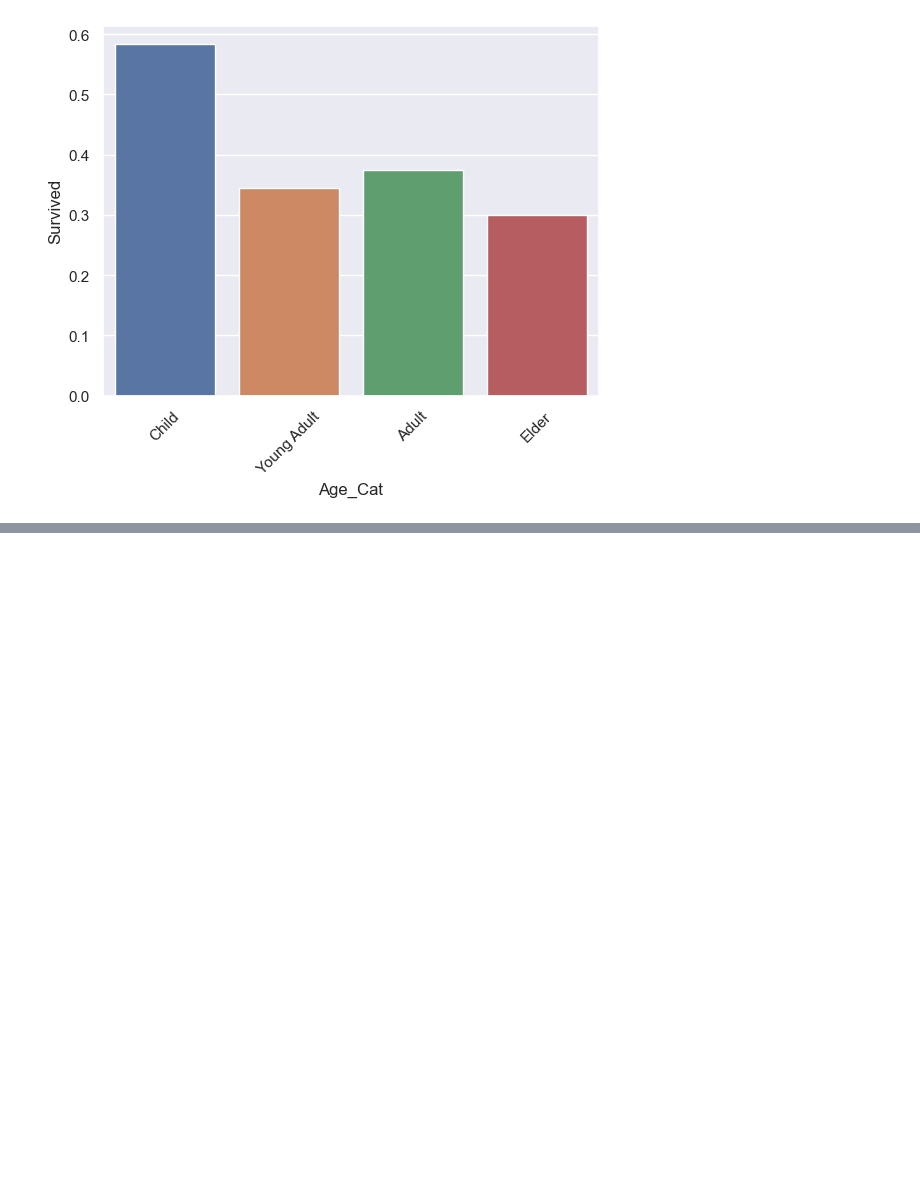
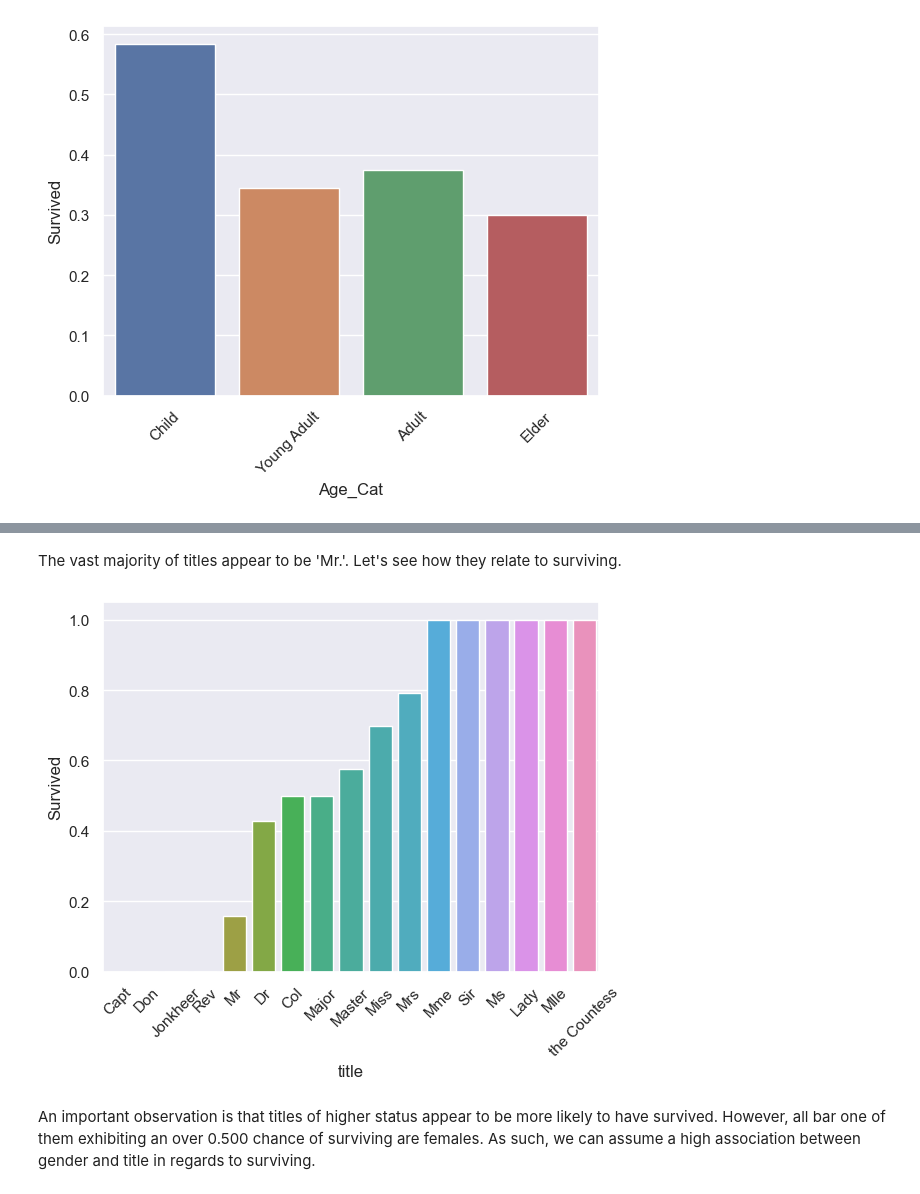
Before and after one commit to isevr/kaggle, a Jupyter notebook: Titanic/feat engi.ipynb, the cells around one changed output, grey strips where cells are left out. Drawn from its saved outputs; the diff is of its cells as text; code cells hidden in the pictures; blank space fills up the shorter version.

```diff
--- a/Titanic/feat engi.ipynb
+++ b/Titanic/feat engi.ipynb
@@ -208,0 +219,11 @@ plt.show()
+# %% [markdown]
+The vast majority of titles appear to be 'Mr.'. Let's see how they relate to surviving.
+# %%
+title_surv = train.groupby('title')['Survived'].mean().to_frame().sort_values(by='Survived')
+sns.barplot(title_surv, x=title_surv.index, y='Survived')
+plt.xticks(rotation=45)
+plt.show()
+# %% [output]
+[figure, added]
+# %% [markdown]
+An important observation is that titles of higher status appear to be more likely to have survived. However, all bar one of them exhibiting an over 0.500 chance of surviving are females. As such, we can assume a high association between gender and title in regards to surviving.
```
Also changed, not shown: parts of 2 cells of this notebook.
